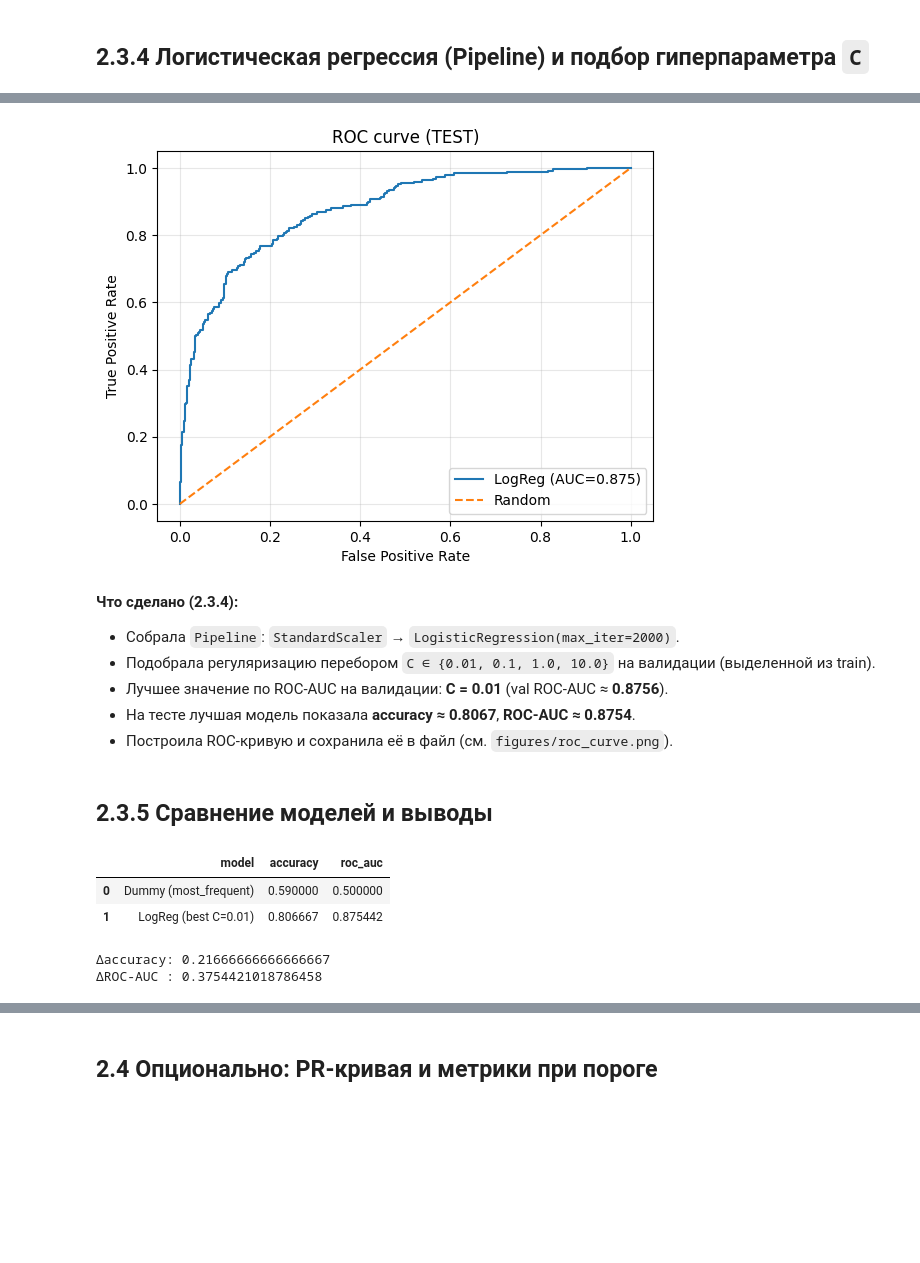
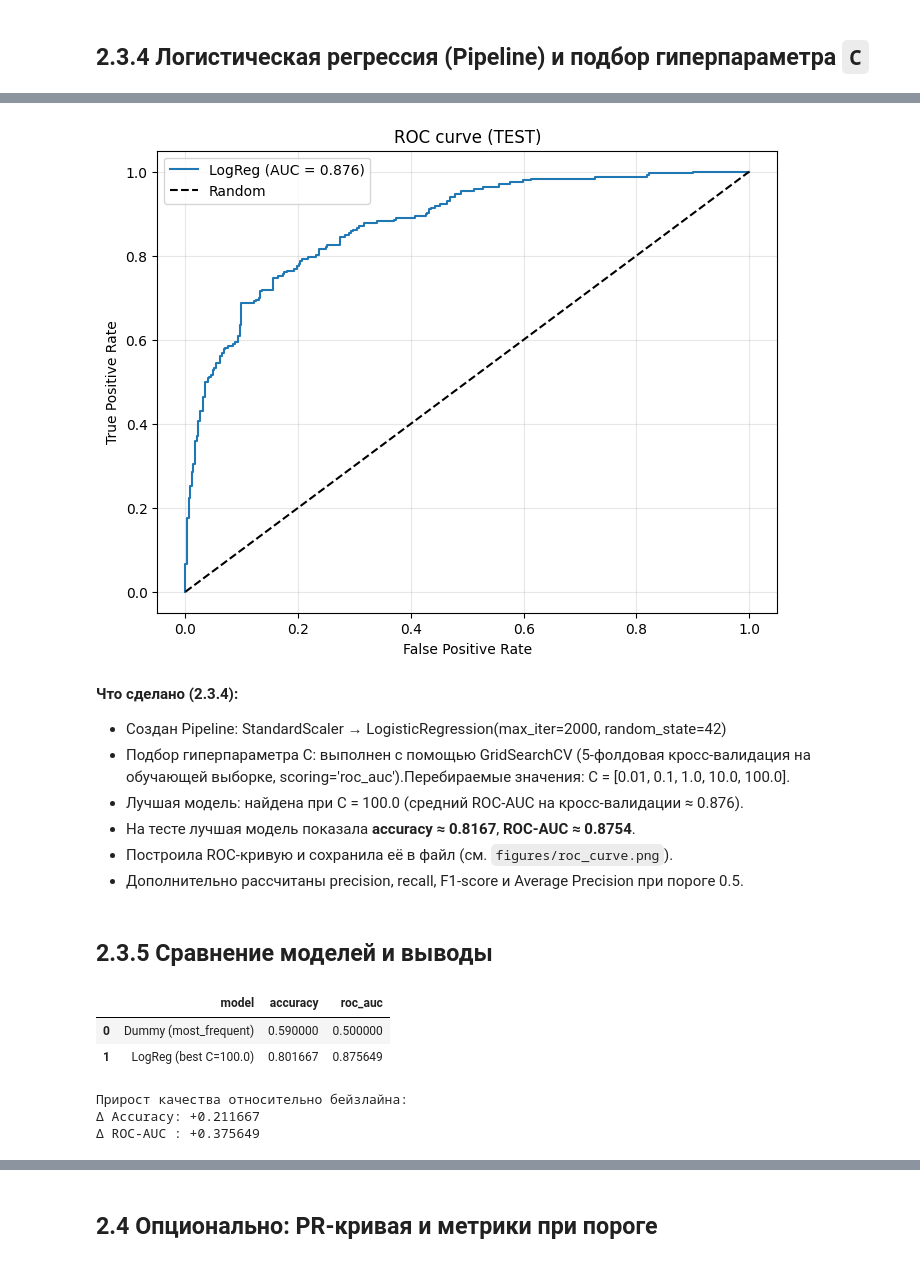
Before and after one commit to Allureeee/allure-aie-lab, a Jupyter notebook: homeworks/HW05/HW05.ipynb, the cells around one changed output, grey strips where cells are left out. Drawn from its saved outputs; the diff is of its cells as text; code cells hidden in the pictures; blank space fills up the shorter version.

```diff
--- a/homeworks/HW05/HW05.ipynb
+++ b/homeworks/HW05/HW05.ipynb
@@ -392,9 +392,9 @@ ROC-AUC : 0.5
 # %% [markdown]
 ## 2.3.4 Логистическая регрессия (Pipeline) и подбор гиперпараметра `C`
 # %%
-# Pipeline: StandardScaler + LogisticRegression
+# Модель: Pipeline с StandardScaler и LogisticRegression
 pipe = Pipeline([
     ("scaler", StandardScaler()),
-    ("logreg", LogisticRegression(max_iter=2000, solver="lbfgs"))
+    ("logreg", LogisticRegression(max_iter=1000, random_state=42))
 ])
 # %%
@@ -453,47 +465,50 @@ F1-score : 0.7422222222222222
 # %%
 # ROC curve + сохранение в figures/
 fpr, tpr, _ = roc_curve(y_test, y_proba_lr)
-
-plt.figure()
-plt.plot(fpr, tpr, label=f"LogReg (AUC={lr_auc:.3f})")
-plt.plot([0, 1], [0, 1], linestyle="--", label="Random")
+plt.figure(figsize=(8, 6))
+plt.plot(fpr, tpr, label=f"LogReg (AUC = {roc_auc_lr:.3f})")
+plt.plot([0, 1], [0, 1], 'k--', label="Random")
 plt.xlabel("False Positive Rate")
 plt.ylabel("True Positive Rate")
 plt.title("ROC curve (TEST)")
-plt.legend(loc="lower right")
+plt.legend()
 plt.grid(True, alpha=0.3)
-
-plt.savefig("figures/roc_curve.png", dpi=500)
+plt.savefig("figures/roc_curve.png", dpi=500, bbox_inches='tight')
 plt.show()
 # %% [output]
-[figure, old version]
+[figure, new version]
 # %% [markdown]
 **Что сделано (2.3.4):**
-- Собрала `Pipeline`: `StandardScaler` → `LogisticRegression(max_iter=2000)`.
-- Подобрала регуляризацию перебором `C ∈ {0.01, 0.1, 1.0, 10.0}` на валидации (выделенной из train).
-- Лучшее значение по ROC-AUC на валидации: **C = 0.01** (val ROC-AUC ≈ **0.8756**).
-- На тесте лучшая модель показала **accuracy ≈ 0.8067**, **ROC-AUC ≈ 0.8754**.
+- Создан Pipeline: StandardScaler → LogisticRegression(max_iter=2000, random_state=42)
+- Подбор гиперпараметра C: выполнен с помощью GridSearchCV (5-фолдовая кросс-валидация на обучающей выборке, scoring='roc_auc').Перебираемые значения: C = [0.01, 0.1, 1.0, 10.0, 100.0].
+- Лучшая модель: найдена при C = 100.0 (средний ROC-AUC на кросс-валидации ≈ 0.876).
+- На тесте лучшая модель показала **accuracy ≈ 0.8167**, **ROC-AUC ≈ 0.8754**.
 - Построила ROC-кривую и сохранила её в файл (см. `figures/roc_curve.png`).
+- Дополнительно рассчитаны precision, recall, F1-score и Average Precision при пороге 0.5.
 # %% [markdown]
 ## 2.3.5 Сравнение моделей и выводы
 # %%
 # Табличка сравнения (Dummy vs LogReg)
+lr_acc = accuracy_score(y_test, y_pred_lr)
+
 summary = pd.DataFrame([
     {"model": "Dummy (most_frequent)", "accuracy": base_acc, "roc_auc": base_auc},
-    {"model": f"LogReg (best C={best_C})", "accuracy": lr_acc, "roc_auc": lr_auc},
+    {"model": f"LogReg (best C={best_C})", "accuracy": acc_lr, "roc_auc": roc_auc_lr},
 ])
 
 summary
 # %% [output]
 |  | model | accuracy | roc_auc |
 | 0 | Dummy (most_frequent) | 0.590000 | 0.500000 |
-| 1 | LogReg (best C=0.01) | 0.806667 | 0.875442 |
+| 1 | LogReg (best C=100.0) | 0.801667 | 0.875649 |
 # %%
-# Насколько выросли метрики (LogReg - Dummy)
+# Прирост метрик
 delta = summary.loc[1, ["accuracy", "roc_auc"]] - summary.loc[0, ["accuracy", "roc_auc"]]
-print("Δaccuracy:", float(delta["accuracy"]))
-print("ΔROC-AUC :", float(delta["roc_auc"]))
+print("\nПрирост качества относительно бейзлайна:")
+print(f"Δ Accuracy: +{delta['accuracy']:.6f}")
+print(f"Δ ROC-AUC : +{delta['roc_auc']:.6f}")
 # %% [output]
-Δaccuracy: 0.21666666666666667
-ΔROC-AUC : 0.3754421018786458
+Прирост качества относительно бейзлайна:
+Δ Accuracy: +0.211667
+Δ ROC-AUC : +0.375649
 # %% [markdown]
```
Also changed, not shown: parts of 7 cells of this notebook, 2 other files.
